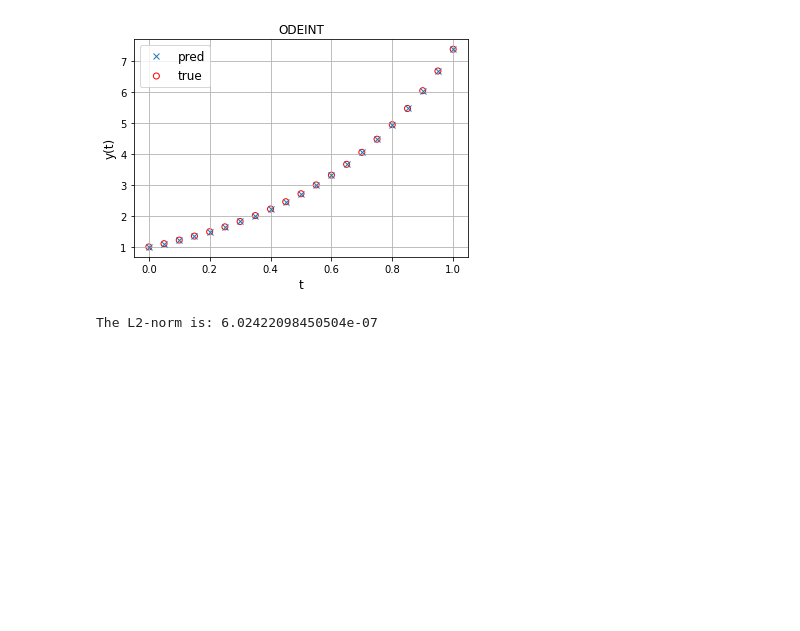
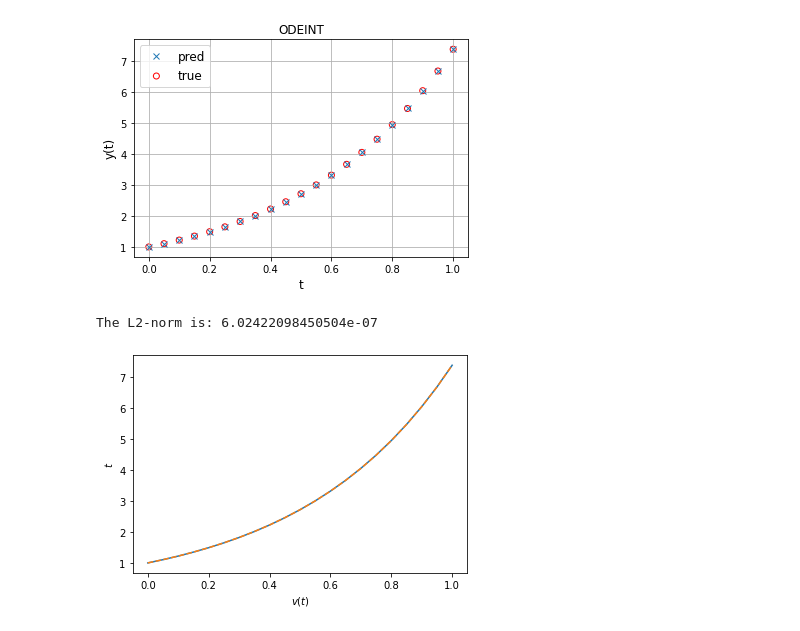
Before and after one commit to tanasr/DeepSolver, a Jupyter notebook: src/ode_solver.ipynb, the cells around one changed output. Saved outputs shown, nothing was run; the diff lists cells and outputs as text; code cells hidden in the pictures; blank space fills up the shorter version.

Commit message:
adding solve_ivp

```diff
--- a/src/ode_solver.ipynb
+++ b/src/ode_solver.ipynb
@@ -230,3 +230,22 @@ print('The L2-norm is: {0}'.format(error))
 # %% [output]
 [figure]
 The L2-norm is: 6.02422098450504e-07
+# %%
+# solve_ivp as Benchmark
+from scipy.integrate import solve_ivp
+
+sol1 = solve_ivp(dydt, t_span=(0,max(t)), y0=[y0], t_eval=t)
+sol2 = odeint(dydt,y0=y0, t=t, tfirst=True) #returns a 2D array
+
+sol1 = sol1.y[0] #transpose and take first element (since it's not a system of ODE) --> velocities as a function of time
+sol2 = sol2.T[0]
+
+
+plt.figure()
+plt.plot(t,sol1)
+plt.plot(t,sol2, '--')
+plt.xlabel('$v(t)$')
+plt.ylabel('$t$')
+plt.show()
+# %% [output]
+[figure, added]
```
Also changed, not shown: parts of 2 cells of this notebook.
